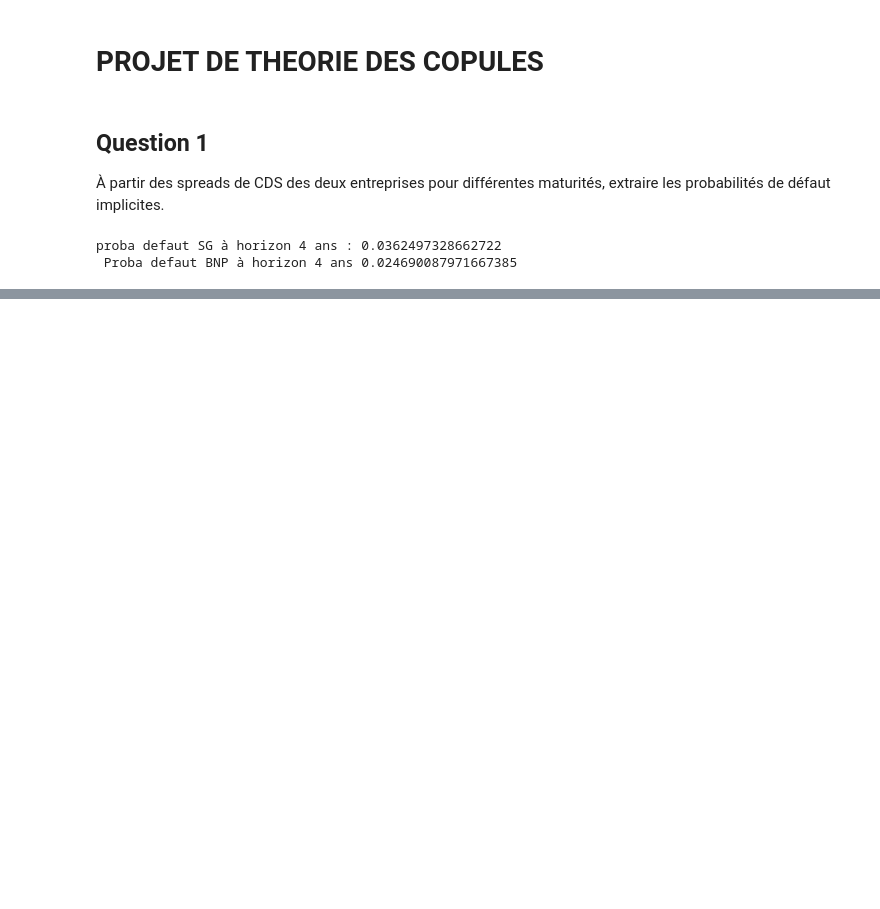
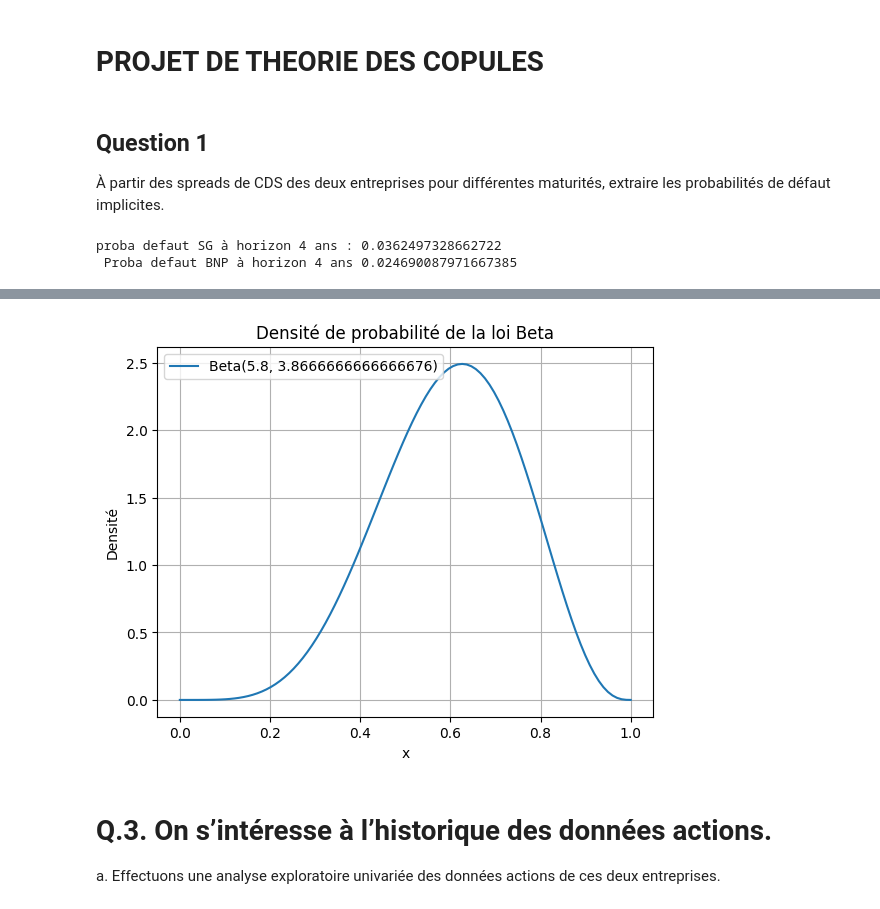
Before and after one commit to Jeangrivo/Gestion-des-Risques-Multiples, a Jupyter notebook: projet_marilene.ipynb, the cells around one changed output, grey strips where cells are left out. Saved outputs shown, nothing was run; the diff lists cells and outputs as text; code cells hidden in the pictures; blank space fills up the shorter version.

```diff
--- a/projet_marilene.ipynb
+++ b/projet_marilene.ipynb
@@ -25,0 +82,7 @@ proba defaut SG à horizon 4 ans : 0.0362497328662722
+# %%
+plot_beta_density(a_hat_BNP, b_hat_BNP)
+# %% [output]
+[figure, added]
+# %% [markdown]
+# Q.3. On s’intéresse à l’historique des données actions.
+a. Effectuons une analyse exploratoire univariée des données actions de ces deux entreprises.
```
Also changed, not shown: parts of 6 cells of this notebook.
